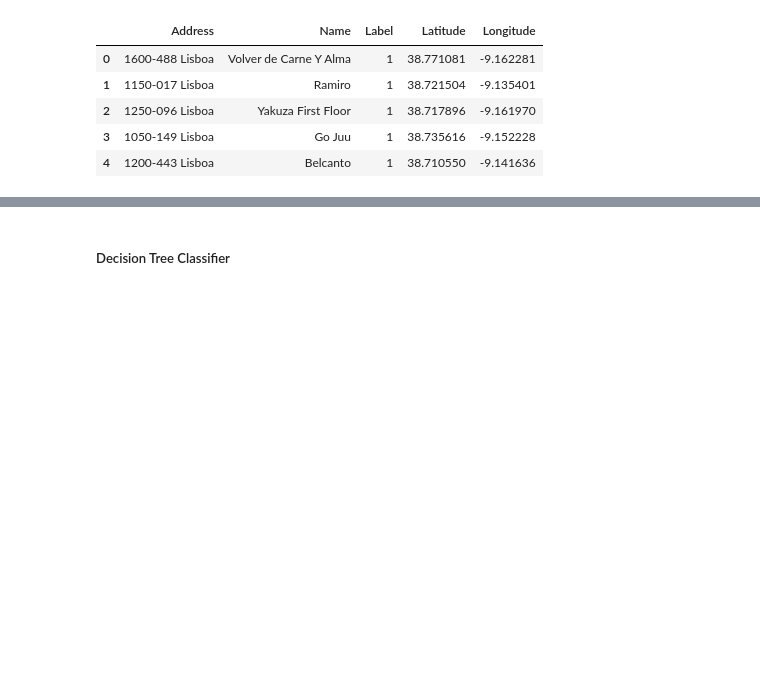
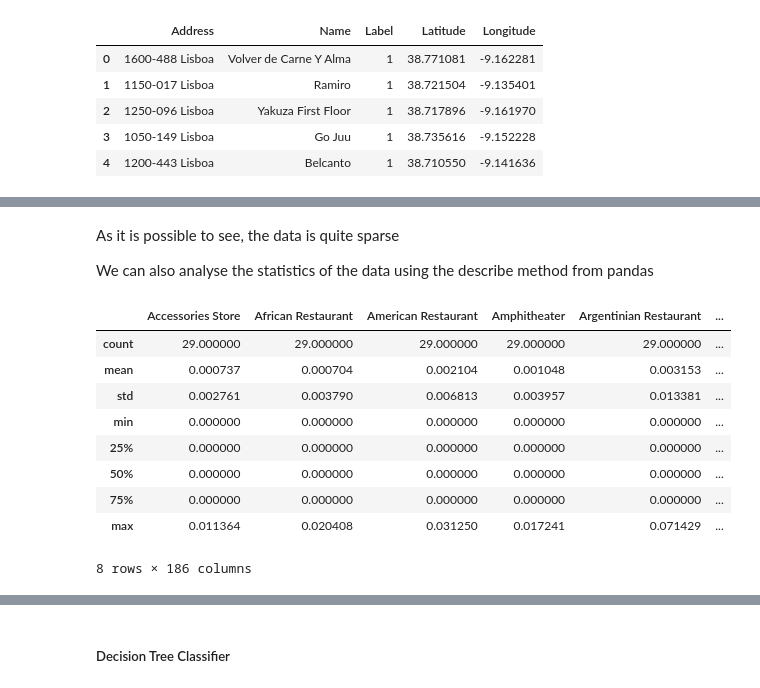
Before and after one commit to Mariocedo/Coursera_Capstone, a Jupyter notebook: Capstone_LastAssignment.ipynb, the cells around one changed output, grey strips where cells are left out. Saved outputs shown, nothing was run; the diff lists cells and outputs as text; code cells hidden in the pictures; blank space fills up the shorter version.

```diff
--- a/Capstone_LastAssignment.ipynb
+++ b/Capstone_LastAssignment.ipynb
@@ -290,0 +282,17 @@ plt.show()
+# %% [markdown]
+As it is possible to see, the data is quite sparse
+
+We can also analyse the statistics of the data using the describe method from pandas
+# %%
+df_grouped.describe()
+# %% [output]
+|  | Accessories Store | African Restaurant | American Restaurant | Amphitheater | Argentinian Restaurant | ... |
+| count | 29.000000 | 29.000000 | 29.000000 | 29.000000 | 29.000000 | ... |
+| mean | 0.000737 | 0.000704 | 0.002104 | 0.001048 | 0.003153 | ... |
+| std | 0.002761 | 0.003790 | 0.006813 | 0.003957 | 0.013381 | ... |
+| min | 0.000000 | 0.000000 | 0.000000 | 0.000000 | 0.000000 | ... |
+| 25% | 0.000000 | 0.000000 | 0.000000 | 0.000000 | 0.000000 | ... |
+| 50% | 0.000000 | 0.000000 | 0.000000 | 0.000000 | 0.000000 | ... |
+| 75% | 0.000000 | 0.000000 | 0.000000 | 0.000000 | 0.000000 | ... |
+| max | 0.011364 | 0.020408 | 0.031250 | 0.017241 | 0.071429 | ... |
+8 rows × 186 columns
```
Also changed, not shown: parts of 35 cells of this notebook.
